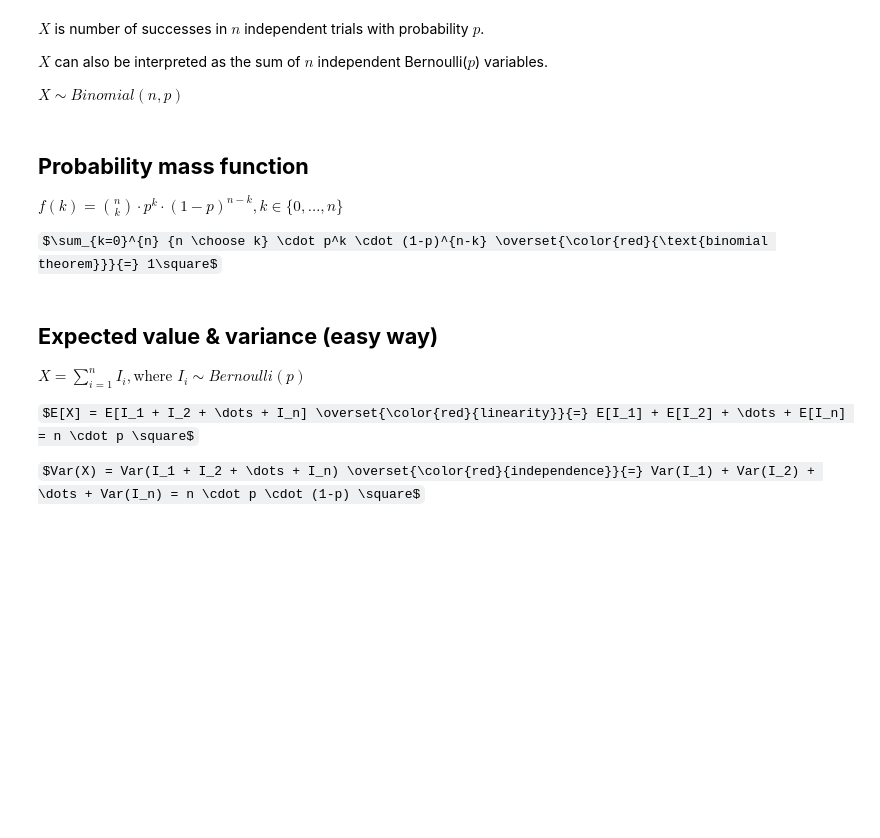
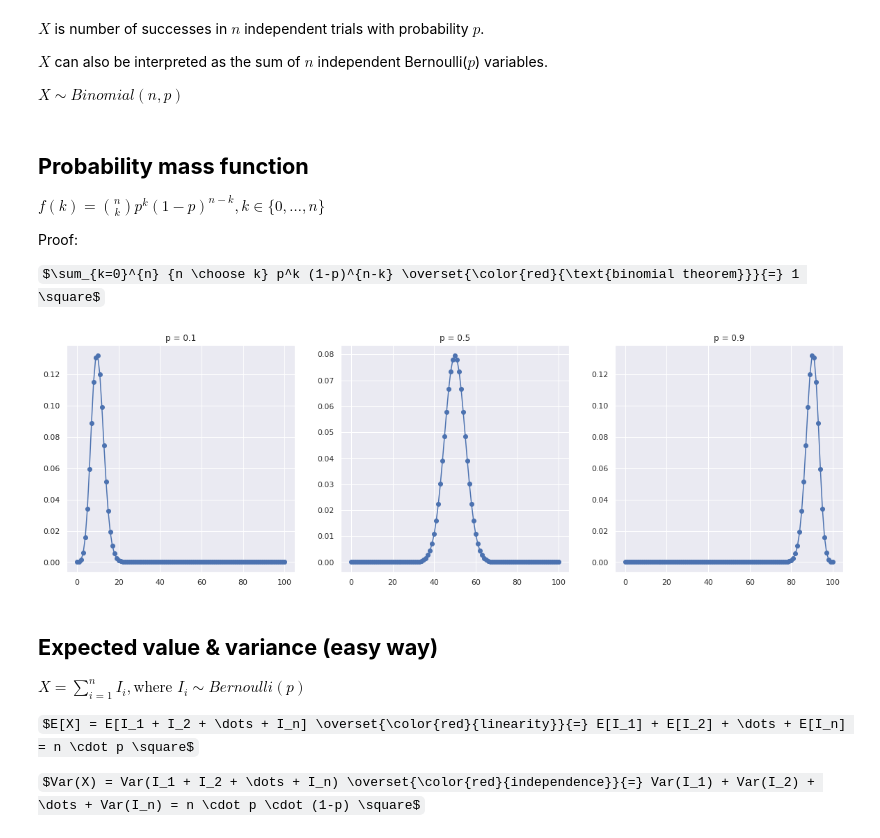
Before and after one commit to botant/study, a Jupyter notebook: stats/binomial.ipynb, the cells around one changed output. Saved outputs shown, nothing was run; the diff lists cells and outputs as text; code cells hidden in the pictures; some formulas as TeX source; blank space fills up the shorter version.

```diff
--- a/stats/binomial.ipynb
+++ b/stats/binomial.ipynb
@@ -14,9 +14,29 @@ $X \sim Binomial(n, p)$
 # %% [markdown]
 ## __Probability mass function__
 
-$f(k) = {n \choose k} \cdot p^k \cdot (1-p)^{n-k}, k \in \{0, \dots, n\}$
+$f(k) = {n \choose k} p^k (1-p)^{n-k}, k \in \{0, \dots, n\}$
 
-$\sum_{k=0}^{n} {n \choose k} \cdot p^k \cdot (1-p)^{n-k} \overset{\color{red}{\text{binomial theorem}}}{=} 1\square$
+Proof:
+
+$\sum_{k=0}^{n} {n \choose k} p^k (1-p)^{n-k} \overset{\color{red}{\text{binomial theorem}}}{=} 1 \square$
+# %%
+import matplotlib.pyplot as plt
+import seaborn
+seaborn.set()
+
+import numpy as np
+import pandas as pd
+import scipy.stats as stats
+
+fig, ax = plt.subplots(1, 3, figsize=[20, 6]);
+
+for i, p in [(0, 0.1), (1, 0.5), (2, 0.9)]:
+    d_binomial = stats.binom(100, p)
+    p_binomial = d_binomial.pmf(np.arange(101))
+    ax[i].plot(p_binomial, marker='o');
+    ax[i].set_title(f'p = {p}');
+# %% [output]
+[figure, added]
 # %% [markdown]
 ## __Expected value & variance (easy way)__
 
```
Also changed, not shown: parts of 9 cells of this notebook.
